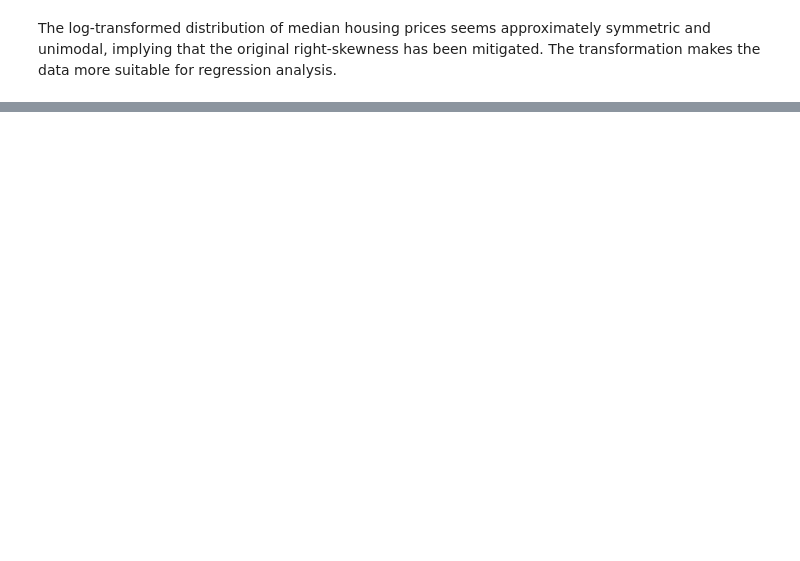
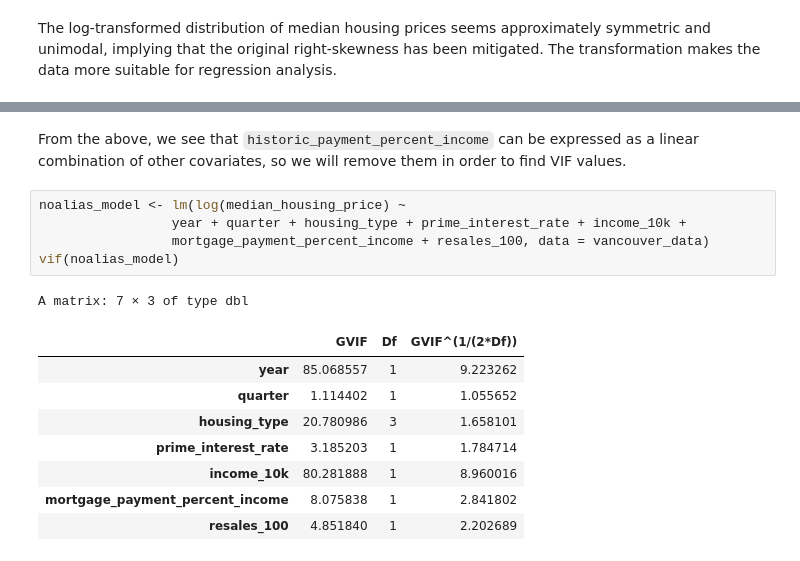
Before and after one commit to Myra05/STAT-306-project, a Jupyter notebook: project_report.ipynb, the cells around one changed output, grey strips where cells are left out. Cells and saved outputs as stored; diff of their text form; blank space fills up the shorter version.

```diff
--- a/project_report.ipynb
+++ b/project_report.ipynb
@@ -181,0 +208,17 @@ The log-transformed distribution of median housing prices seems approximately sy
+# %% [markdown]
+From the above, we see that `historic_payment_percent_income` can be expressed as a linear combination of other covariates, so we will remove them in order to find VIF values.
+# %%
+noalias_model <- lm(log(median_housing_price) ~
+                 year + quarter + housing_type + prime_interest_rate + income_10k +
+                 mortgage_payment_percent_income + resales_100, data = vancouver_data)
+vif(noalias_model)
+# %% [output]
+A matrix: 7 × 3 of type dbl
+|  | GVIF | Df | GVIF^(1/(2*Df)) |
+| year | 85.068557 | 1 | 9.223262 |
+| quarter | 1.114402 | 1 | 1.055652 |
+| housing_type | 20.780986 | 3 | 1.658101 |
+| prime_interest_rate | 3.185203 | 1 | 1.784714 |
+| income_10k | 80.281888 | 1 | 8.960016 |
+| mortgage_payment_percent_income | 8.075838 | 1 | 2.841802 |
+| resales_100 | 4.851840 | 1 | 2.202689 |
```
Also changed, not shown: parts of 22 cells of this notebook, 1 other file.
